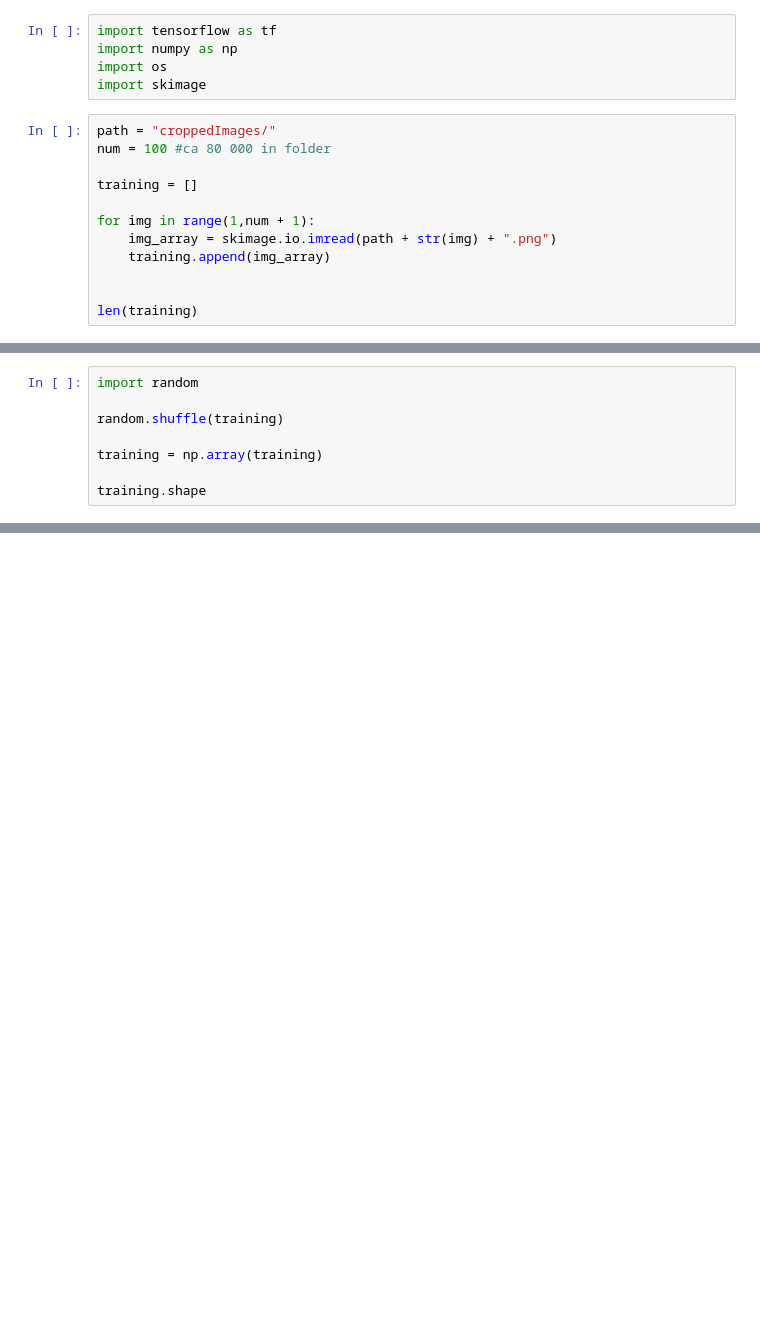
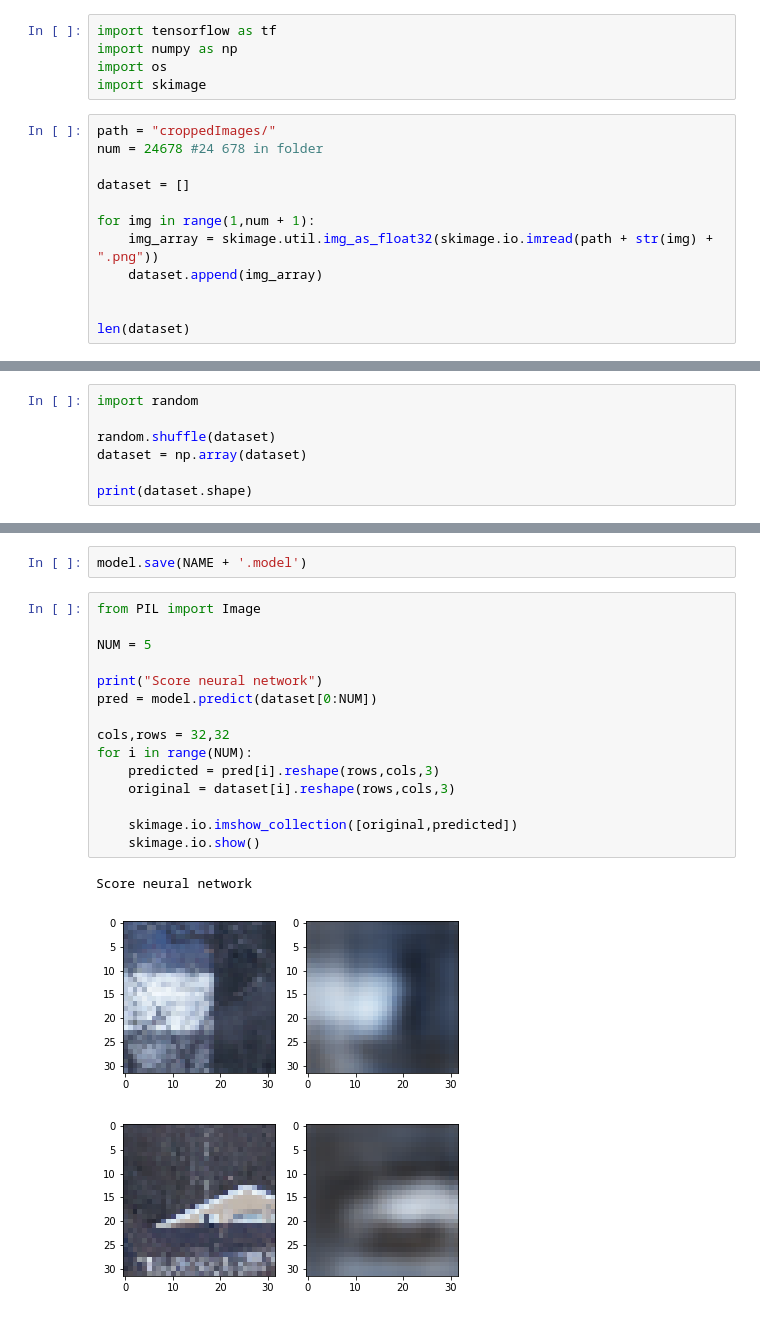
Before and after one commit to JimAlexBerger/bildebehandling, a Jupyter notebook: Sluttprosjekt/autoencoder.ipynb, the cells around one changed output, grey strips where cells are left out. Drawn from its saved outputs; the diff is of its cells as text; blank space fills up the shorter version.

```diff
--- a/Sluttprosjekt/autoencoder.ipynb
+++ b/Sluttprosjekt/autoencoder.ipynb
@@ -5,14 +5,14 @@ import os
 import skimage
 # %%
 path = "croppedImages/"
-num = 100 #ca 80 000 in folder
+num = 24678 #24 678 in folder
 
-training = []
+dataset = []
 
 for img in range(1,num + 1):
-    img_array = skimage.io.imread(path + str(img) + ".png")
-    training.append(img_array)
+    img_array = skimage.util.img_as_float32(skimage.io.imread(path + str(img) + ".png"))
+    dataset.append(img_array)
 
 
-len(training)
+len(dataset)
 # %% [output]
@@ -20,9 +20,8 @@ len(training)
 # %%
 import random
 
-random.shuffle(training)
+random.shuffle(dataset)
+dataset = np.array(dataset)
 
-training = np.array(training)
-
-training.shape
+print(dataset.shape)
 # %% [output]
@@ -49,0 +107,21 @@ InvalidArgumentError: Incompatible shapes: [32,127,127,64] vs. [32,256,256,3]
+# %%
+model.save(NAME + '.model')
+# %%
+from PIL import Image
+
+NUM = 5
+
+print("Score neural network")
+pred = model.predict(dataset[0:NUM])
+
+cols,rows = 32,32
+for i in range(NUM):
+    predicted = pred[i].reshape(rows,cols,3)
+    original = dataset[i].reshape(rows,cols,3)
+
+    skimage.io.imshow_collection([original,predicted])
+    skimage.io.show()
+# %% [output]
+Score neural network
+[figure, added]
+[figure, added]
```
Also changed, not shown: parts of 8 cells of this notebook, 31 other files.
